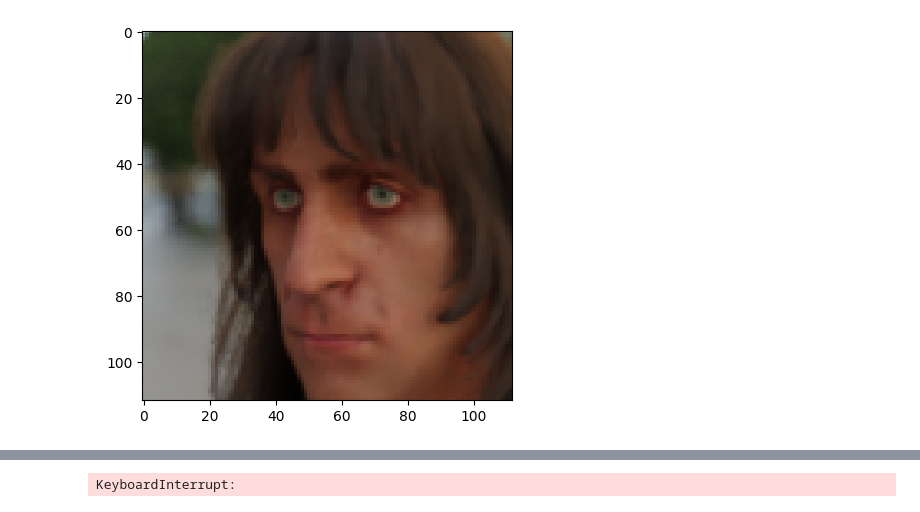
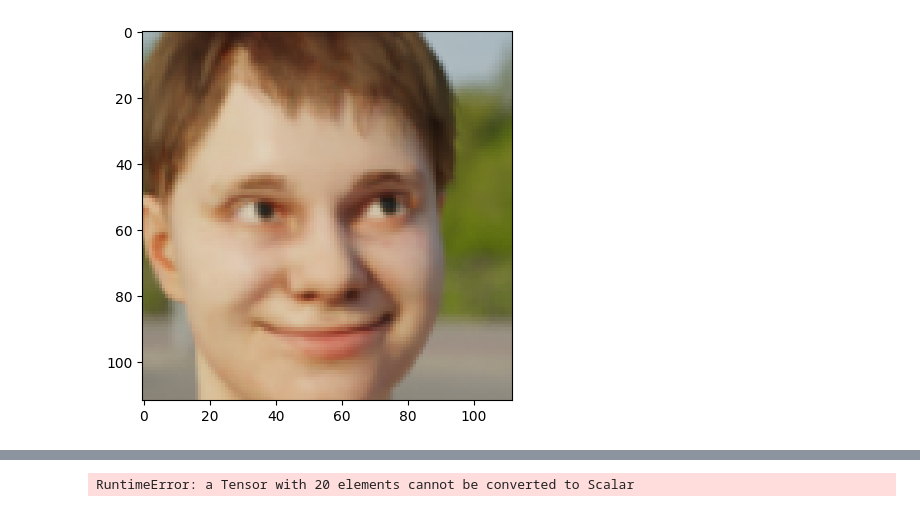
Before and after one commit to freQuensy23-coder/face_detection, a Jupyter notebook: main.ipynb, the cells around one changed output, grey strips where cells are left out. Cells and saved outputs as stored; diff of their text form; code cells hidden in the pictures.

```diff
--- a/main.ipynb
+++ b/main.ipynb
@@ -13,6 +13,7 @@ class FaceFolderDataset(Dataset):
     def __init__(self, root_dir, images_limit=16, dirs=None):
         self.images_limit = images_limit
         self.root_dir = root_dir
+        self.person_images = {int(person): [] for person in os.listdir(root_dir)}
         self.persons = sorted(os.listdir(root_dir))
         if dirs is not None:
             for p in self.persons:
@@ -28,18 +29,18 @@ class FaceFolderDataset(Dataset):
                 if file_name not in [f"{idx}.png" for idx in range(images_limit)]:
                     continue
                 self.image_paths.append(os.path.join(pearson_dir, file_name))
+                self.person_images[int(c)].append(os.path.join(pearson_dir, file_name))
 
 
     def __getitem__(self, index: int)-> list[torch.Tensor]:
         person = self.persons[index]
-        person_dir = os.path.join(self.root_dir, person)
-        person_image_paths = os.listdir(person_dir)
+        person_image_paths = self.person_images[int(person)]
         result_images = []
         for image_path in person_image_paths:
             if not image_path.endswith(".png"):
                 warnings.warn(f"Image {image_path} is not a png file")
                 continue
-            image = Image.open(os.path.join(person_dir, image_path))
+            image = Image.open(image_path)
             image = image.convert("RGB")
             image = transforms.ToTensor()(image)
             image = image / 255
@@ -52,15 +53,14 @@ class FaceFolderDataset(Dataset):
     def get_person_images(self, person, limit=None):
         if (limit is not None) and (limit > self.images_limit):
             warnings.warn(f"Limit {limit} is greater than images limit {self.images_limit} (numbers of photos im one folder)")
-        person_dir = os.path.join(self.root_dir, person)
-        person_image_paths = os.listdir(person_dir)
+        person_image_paths = self.person_images[int(person)]
         np.random.shuffle(person_image_paths)
         result_images = []
         for image_path in person_image_paths:
             if not image_path.endswith(".png"):
                 warnings.warn(f"Image {image_path} is not a png file")
                 continue
-            image = Image.open(os.path.join(person_dir, image_path))
+            image = Image.open(image_path)
             image = image.convert("RGB")
             image = transforms.ToTensor()(image)
             image = image / 255
@@ -116,22 +116,23 @@ class FaceDataLoader:
 # %%
 import torch
 from torch.utils.data import DataLoader
 import matplotlib.pyplot as plt
 
 # Создаем датасет
  # TODO something wrong with images limits
-test_dataset = FaceFolderDataset('images', images_limit=72, dirs=[str(i) for i in range(12)])
-train_dataset = FaceFolderDataset('images', images_limit=72, dirs=[str(i) for i in range(12, 4000)])
+images_limit = 20
+test_dataset = FaceFolderDataset('images', images_limit=images_limit, dirs=[str(i) for i in range(12)])
+train_dataset = FaceFolderDataset('images', images_limit=images_limit, dirs=[str(i) for i in range(12, 4000)])
 # Создаем загрузчик данных
 dataloader = FaceDataLoader(train_dataset, shuffle=True)
 test_dataloader = FaceDataLoader(test_dataset, shuffle=True)
 # Получаем один пакет данных из загрузчика
 images, labels = next(iter(dataloader))
 
 image = images[0]
 label = labels[0]
 plt.imshow(255 * image.permute(1, 2, 0).numpy())
 plt.show()
 # %% [output]
-[figure, old version]
+[figure, new version]
 # %%
@@ -200,38 +205,48 @@ same_losses = []
 test_losses = []
 test_different_losses = []
 test_same_losses = []
+batch_size = 20
+A = torch.Tensor([10]*batch_size).to(device)
+ZERO = torch.Tensor([0]*batch_size).to(device)
 
 for epoch in tqdm(range(1)):
-    for same_images, different_images in tqdm(zip(dataloader.iter_same_person_batch(64), dataloader.iter_different_person_batch(64)), total=3999):
+    for same_images, different_images in tqdm(zip(dataloader.iter_same_person_batch(batch_size), dataloader.iter_different_person_batch(batch_size)), total=3999):
         optimizer.zero_grad()
+        model.train()
+
         same_images = same_images.to(device)
         different_images = different_images.to(device)
         same_embeddings = model(same_images)
         different_embeddings = model(different_images)
 
-        dif_loss = difference_loss(same_embeddings)
+        diff_loss = difference_loss(same_embeddings)
         sim_loss = similarity_loss(different_embeddings)
-        different_losses.append(dif_loss.item())
+        loss = torch.max(ZERO, diff_loss + sim_loss + A)
+
+        losses.append(loss.item())
+        different_losses.append(diff_loss.item())
         same_losses.append(sim_loss.item())
-        loss = dif_loss + sim_loss
+
+        loss.backward()
         loss.backward()
         optimizer.step()
-        losses.append(loss.item())
 
 
+        model.eval()
         with torch.no_grad():
-            test_same_images, test_different_images = next(iter(test_dataloader.iter_same_person_batch(64))), next(iter(test_dataloader.iter_different_person_batch(64)))
+            test_same_images, test_different_images = next(iter(test_dataloader.iter_same_person_batch(images_limit))), next(iter(test_dataloader.iter_different_person_batch(images_limit)))
             test_same_images = test_same_images.to(device)
             test_different_images = test_different_images.to(device)
 
             test_same_embeddings = model(test_same_images)
             test_different_embeddings = model(test_different_images)
 
-            test_sim_loss = similarity_loss(test_different_embeddings)
-            test_dif_loss = difference_loss(test_same_embeddings)
+            diff_loss = difference_loss(same_embeddings)
+            sim_loss = similarity_loss(different_embeddings)
+            loss =  torch.max(ZERO, diff_loss + sim_loss + A)
 
-            test_different_losses.append(test_dif_loss.item())
-            test_same_losses.append(test_sim_loss.item())
-            test_losses.append((test_sim_loss + test_dif_loss).item())
+            test_different_losses.append(diff_loss.item())
+            test_same_losses.append(sim_loss.item())
+            test_losses.append(loss.item())
 # %% [output]
-KeyboardInterrupt:
+RuntimeError: a Tensor with 20 elements cannot be converted to Scalar
```
Also changed, not shown: parts of 6 cells of this notebook.
